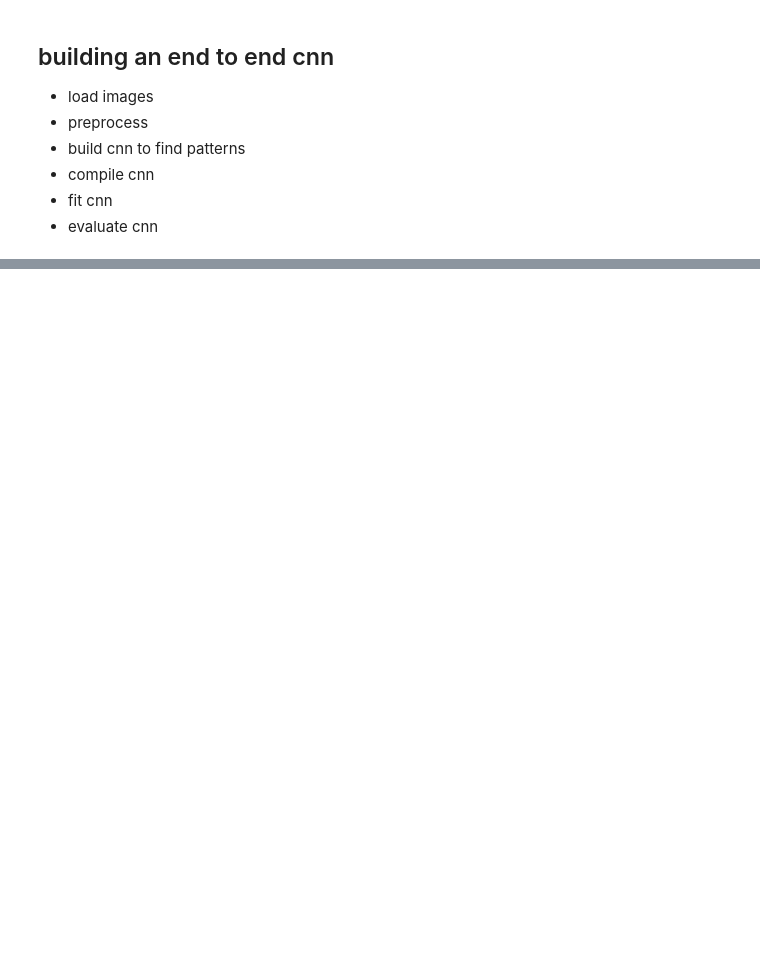
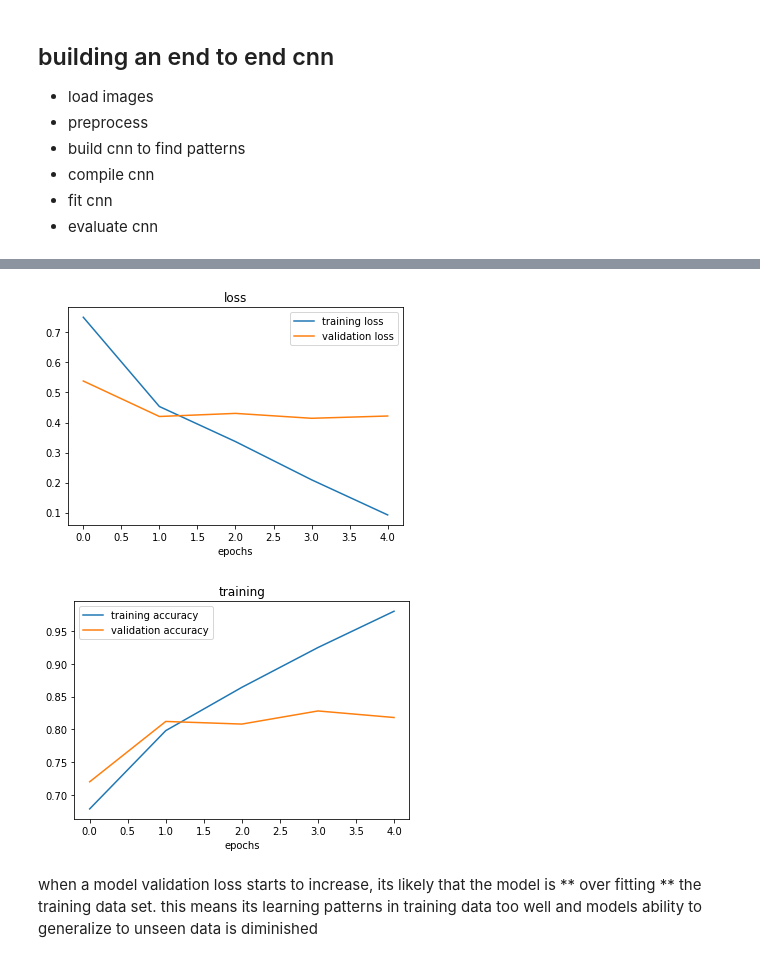
Before and after one commit to JaradAng/tensorflow_training, a Jupyter notebook: CNN_TF.ipynb, the cells around one changed output, grey strips where cells are left out. Drawn from its saved outputs; the diff is of its cells as text; code cells hidden in the pictures; blank space fills up the shorter version.

```diff
--- a/CNN_TF.ipynb
+++ b/CNN_TF.ipynb
@@ -246,0 +481,36 @@ Epoch 5/5
+# %%
+#plot validation and training seperately
+def plot_loss_curve(history):
+  """
+  returns seperate loss curves for training and validation metrics
+  """
+  loss = history.history['loss']
+  val_loss = history.history['val_loss']
+
+  accuracy = history.history['accuracy']
+  val_accuracy = history.history['val_accuracy']
+
+  epochs = range(len(history.history['loss']))
+
+  #plot the loss
+  plt.plot(epochs, loss, label='training loss')
+  plt.plot(epochs, val_loss, label='validation loss')
+  plt.title('loss')
+  plt.xlabel('epochs')
+  plt.legend();
+
+  #plot the accuracy
+  plt.figure()
+  plt.plot(epochs, accuracy, label='training accuracy')
+  plt.plot(epochs, val_accuracy, label='validation accuracy')
+  plt.title('training')
+  plt.xlabel('epochs')
+  plt.legend();
+# %%
+#check out loss and accuracy of model 4
+plot_loss_curve(history_4)
+# %% [output]
+[figure, added]
+[figure, added]
+# %% [markdown]
+when a model validation loss starts to increase, its likely that the model is ** over fitting ** the training data set. this means its learning patterns in training data too well and models ability to generalize to unseen data is diminished
```
Also changed, not shown: parts of 41 cells of this notebook.
